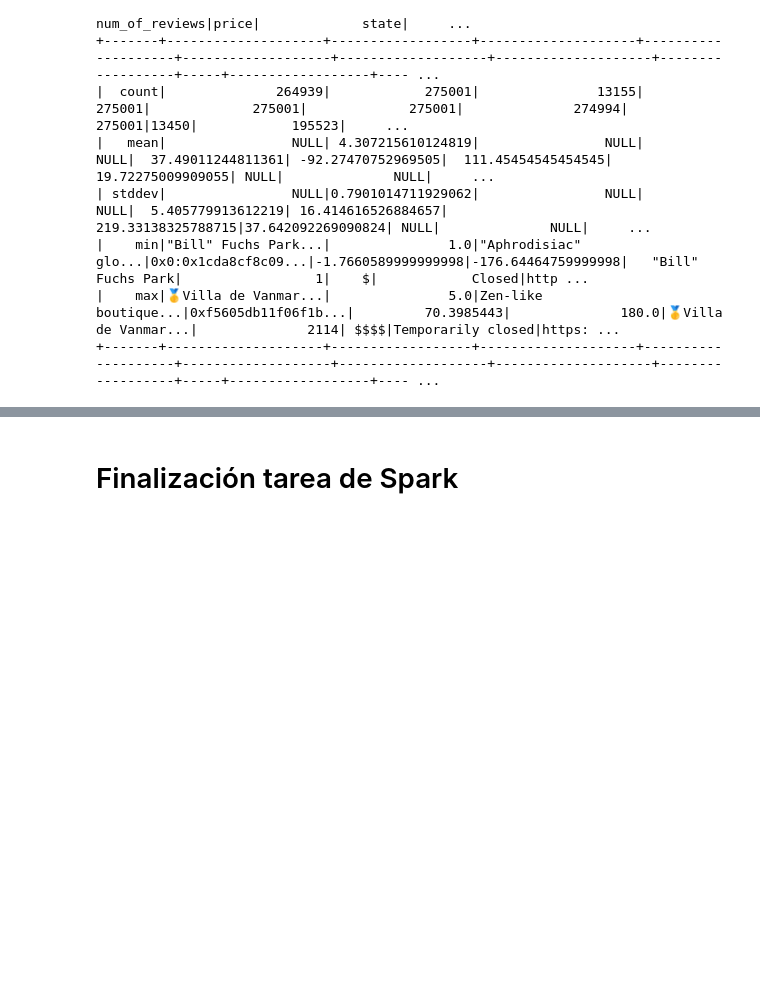
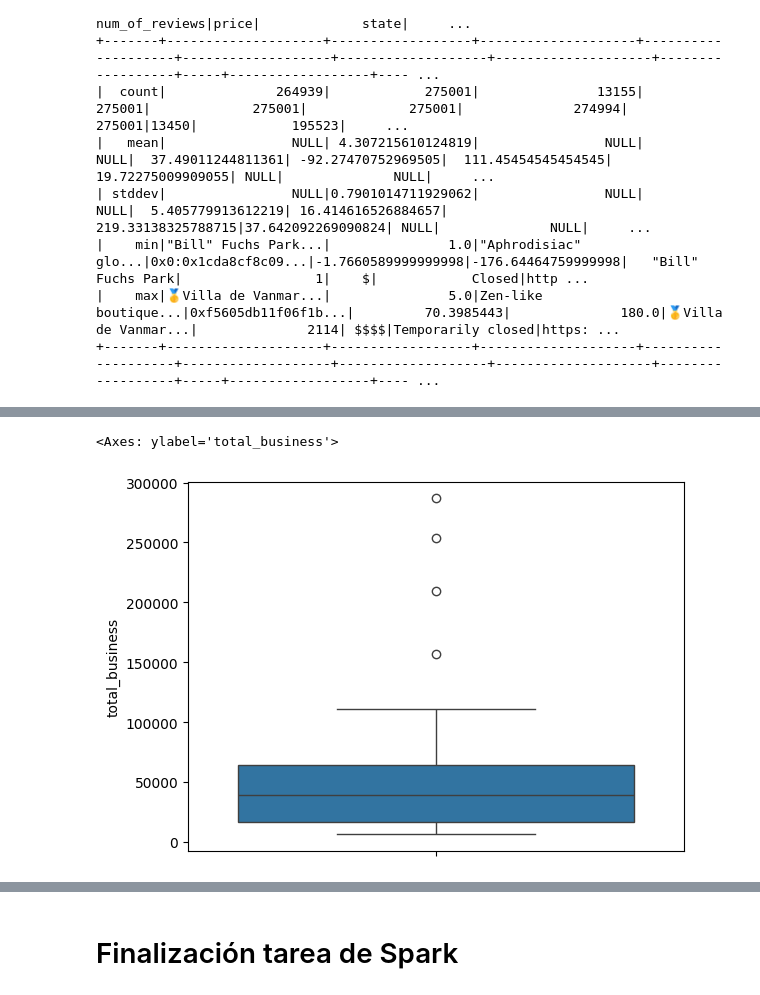
Before and after one commit to SDCaFlo/datapt11_pf_grupo02, a Jupyter notebook: ETL-google.ipynb, the cells around one changed output, grey strips where cells are left out. Saved outputs shown, nothing was run; the diff lists cells and outputs as text; code cells hidden in the pictures; blank space fills up the shorter version.

```diff
--- a/ETL-google.ipynb
+++ b/ETL-google.ipynb
@@ -574,0 +592,5 @@ Py4JJavaError: An error occurred while calling o631.json.
+# %%
+sns.boxplot(data=filtered_state_resume["total_business"])
+# %% [output]
+<Axes: ylabel='total_business'>
+[figure, added]
```
Also changed, not shown: parts of 96 cells of this notebook.
